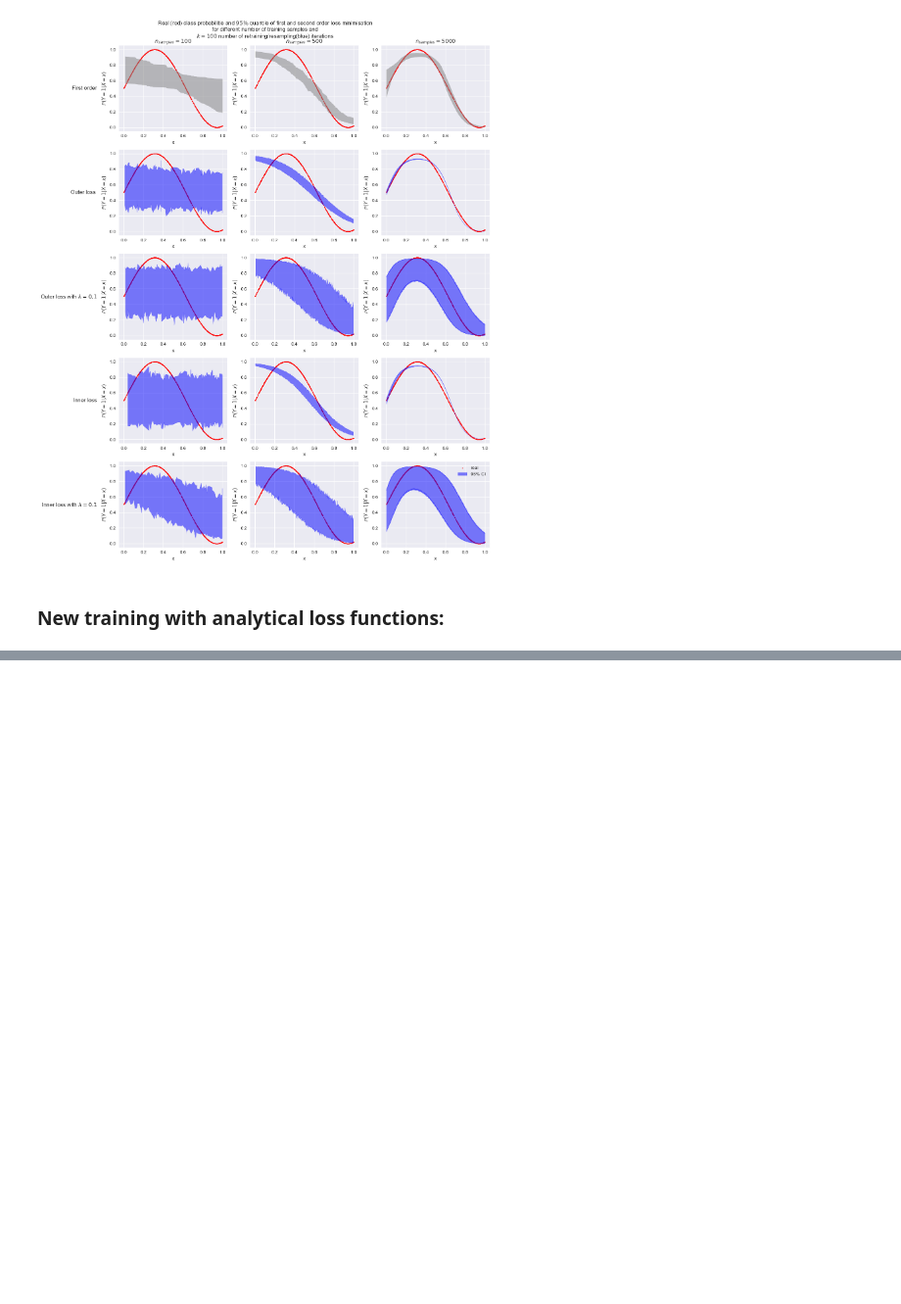
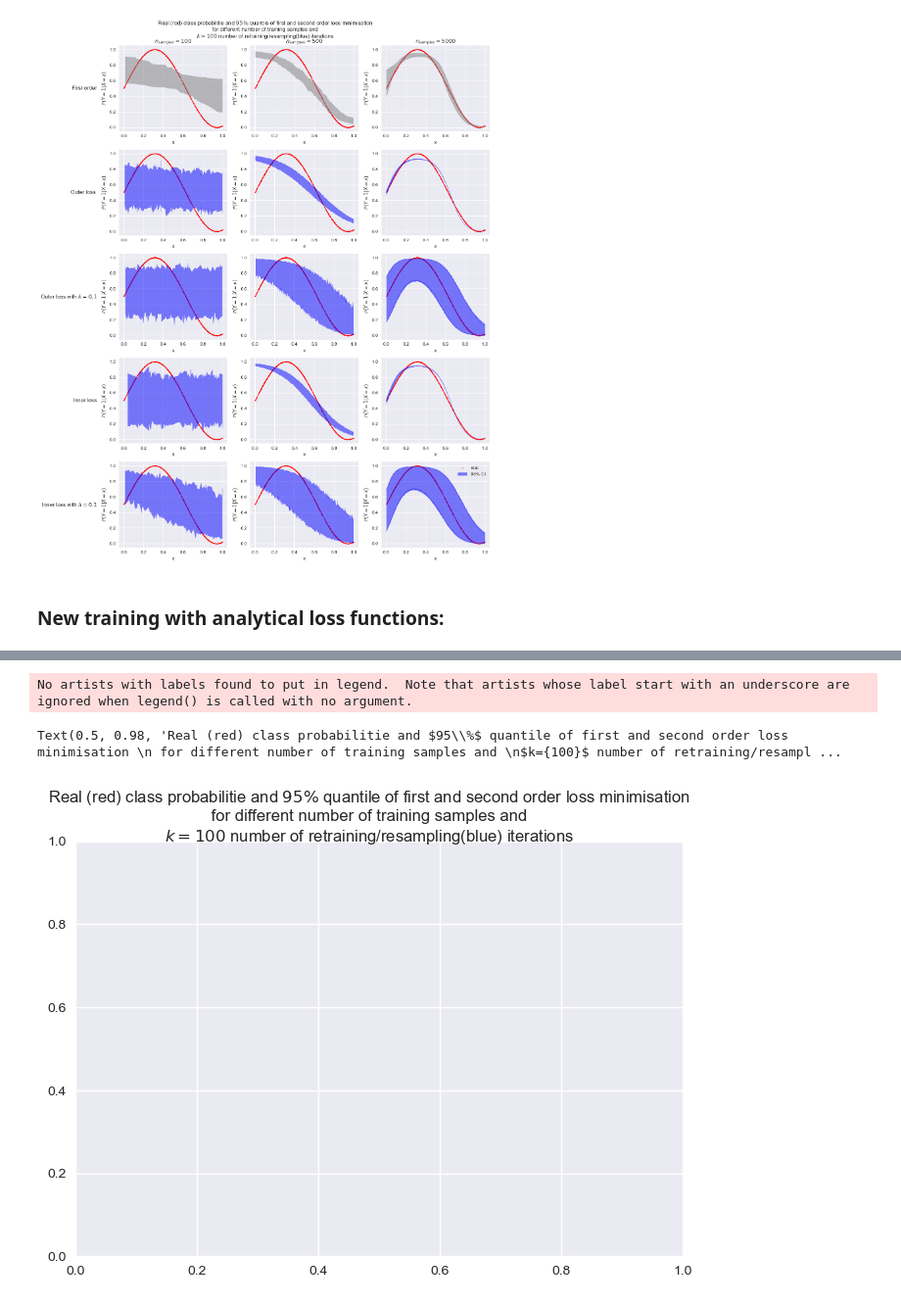
Before and after one commit to mkjuergens/EpistemicUncertaintyAnalysis, a Jupyter notebook: notebooks/synthetic_data_experiments.ipynb, the cells around one changed output, grey strips where cells are left out. Shown at 98% size. Saved outputs shown, nothing was run; the diff lists cells and outputs as text; code cells hidden in the pictures; blank space fills up the shorter version.

```diff
--- a/notebooks/synthetic_data_experiments.ipynb
+++ b/notebooks/synthetic_data_experiments.ipynb
@@ -641,0 +781,9 @@ ax.fill_between(x_inst[0,:], lower_quantile, upper_quantile,
+# %%
+plt.legend()
+plt.suptitle("Real (red) class probabilitie and $95\%$ quantile of first and second order loss minimisation \n"
+                " for different number of training samples and \n"
+                f"$k={{{N_ITER}}}$ number of retraining/resampling(blue) iterations")
+# %% [output]
+No artists with labels found to put in legend.  Note that artists whose label start with an underscore are ignored when legend() is called with no argument.
+Text(0.5, 0.98, 'Real (red) class probabilitie and $95\\%$ quantile of first and second order loss minimisation \n for different number of training samples and \n$k={100}$ number of retraining/resampl ...
+[figure, added]
```
Also changed, not shown: parts of 13 cells of this notebook, 8 other files.
